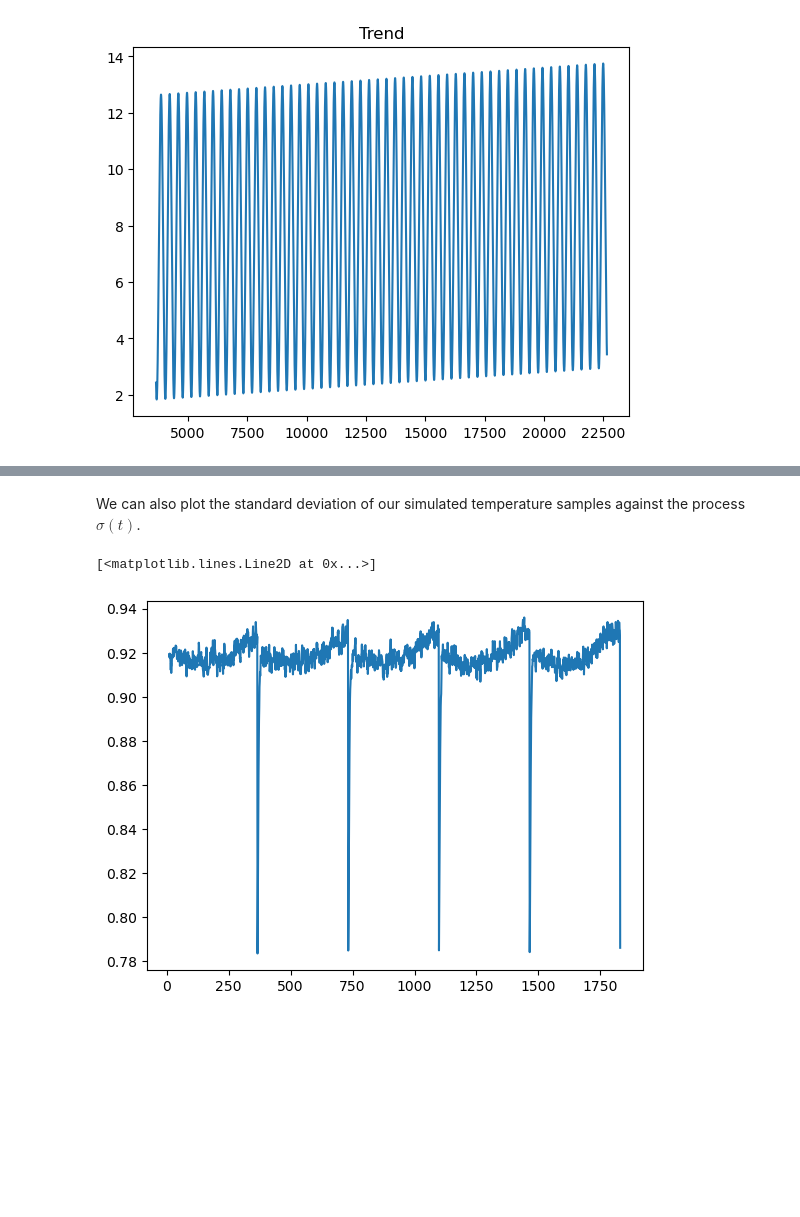
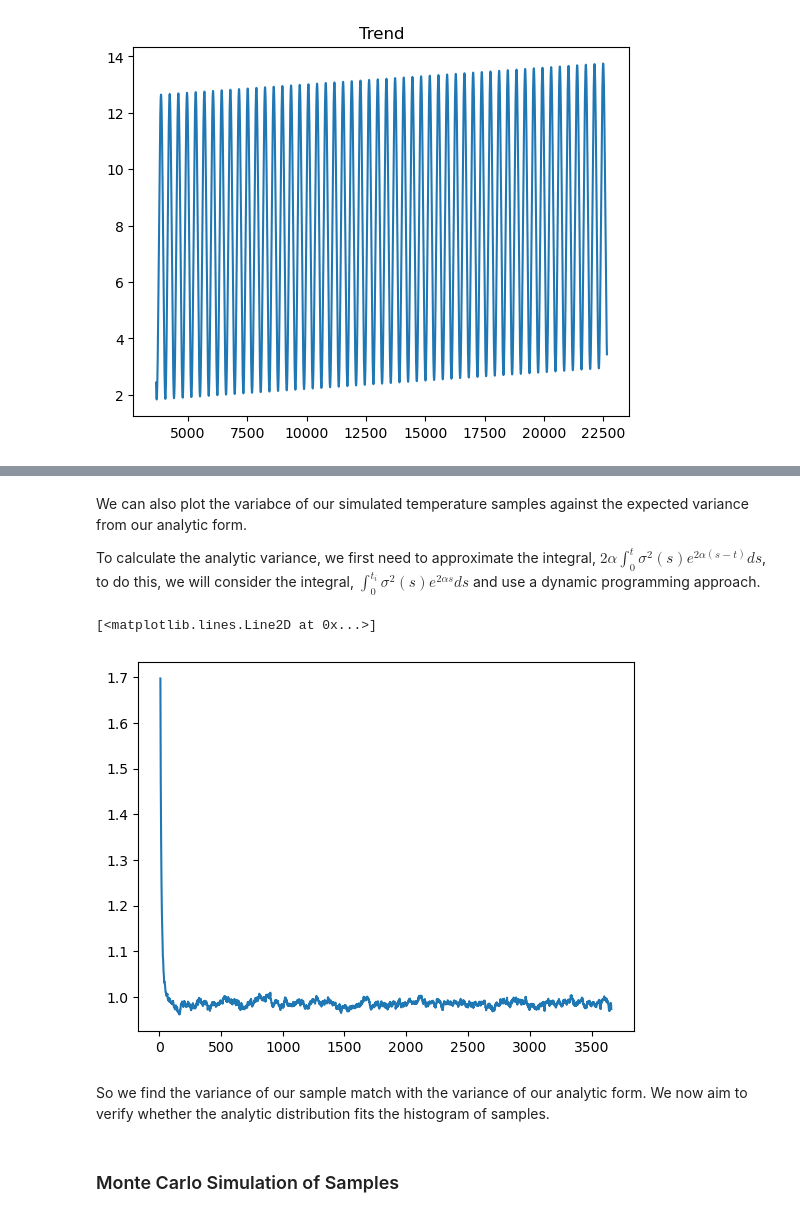
Before and after one commit to shixuejun/Weather-Derivative-UROP, a Jupyter notebook: src/modelling/index_simulations.ipynb, the cells around one changed output, grey strips where cells are left out. Drawn from its saved outputs; the diff is of its cells as text; code cells hidden in the pictures; blank space fills up the shorter version.

```diff
--- a/src/modelling/index_simulations.ipynb
+++ b/src/modelling/index_simulations.ipynb
@@ -234,8 +245,34 @@ plt.show()
-# %% [markdown]
-We can also plot the standard deviation of our simulated temperature samples against the process $\sigma(t)$.
-# %%
-plt.plot(np.linspace(10, steps, steps-10), sigma(y_model.params, np.linspace(0, steps, steps))[10:]/std_devs[10:])
-#plt.plot(np.linspace(0, steps, steps), std_devs)
-# %% [output]
-[<matplotlib.lines.Line2D at 0x...>]
-[figure, removed]
+# %% [markdown]
+We can also plot the variabce of our simulated temperature samples against the expected variance from our analytic form.
+
+
+To calculate the analytic variance, we first need to approximate the integral, $2\alpha\int_{0}^{t} \sigma^{2}(s) e^{2 \alpha (s - t)} ds$, to do this, we will consider the integral, $\int_{0}^{t_{i}} \sigma^{2}(s) e^{2 \alpha s}ds$ and use a dynamic programming approach.
+# %%
+times = np.linspace(0, 366, 366 * 10)
+sigmas = sigma(y_model.params, times)
+sigmas = np.square(sigmas)
+int_values = np.zeros(366 * 10)
+int_values[0] = sigmas[0]
+exponents = np.exp(-2 * alpha_1 * times)
+
+for i, time in enumerate(times):
+    if i == 0:
+        continue
+    int_values[i] = 0.5 * (np.exp(2 * alpha_1 * time) * sigmas[i] + np.exp(2 * alpha_1 * (time - 0.1)) * sigmas[i-1]) * 0.1 + int_values[i-1]
+
+int_values = exponents * int_values
+# %%
+def var_fun(t, alpha=1.5, beta=0.5):
+    return 1 - ((np.exp(-2 * t * beta) * alpha - np.exp(-2 * t * alpha) * beta)/(alpha - beta))
+
+vars_noise = var_fun(ts, alpha=alpha_1, beta=alpha_2)
+# %%
+vars = np.var(temp_samples, axis=0)
+plt.plot(np.linspace(10, steps, steps-10), (chi**2 * vars_noise[10:] + 2 * alpha_1 * int_values[10:])/vars[10:])
+# %% [output]
+[<matplotlib.lines.Line2D at 0x...>]
+[figure, added]
+# %% [markdown]
+So we find the variance of our sample match with the variance of our analytic form. We now aim to verify whether the analytic distribution fits the histogram of samples.
+# %% [markdown]
+### Monte Carlo Simulation of Samples
```
Also changed, not shown: parts of 11 cells of this notebook, 5 other files.
